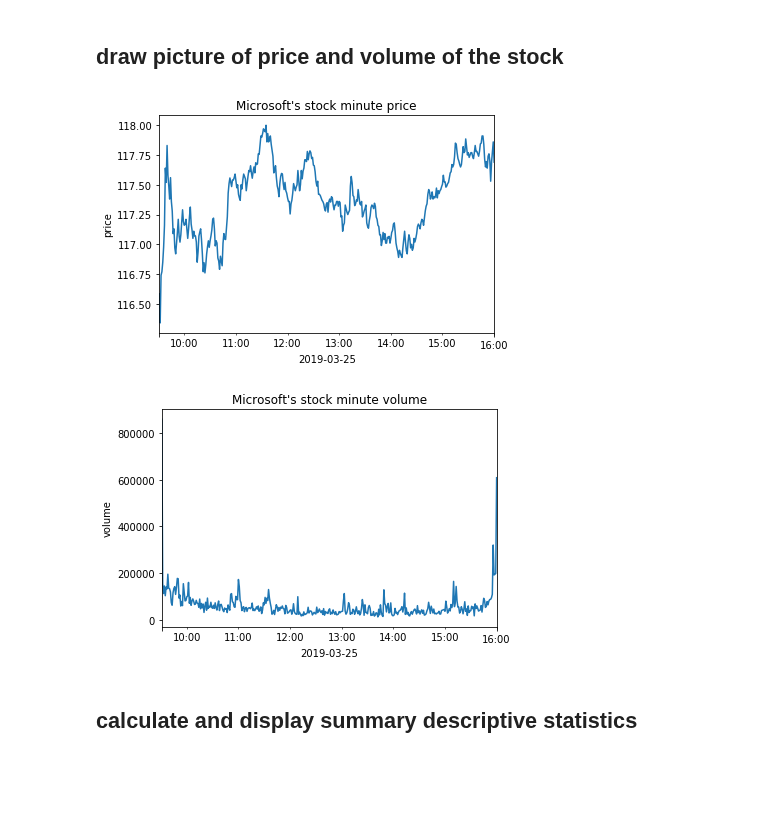
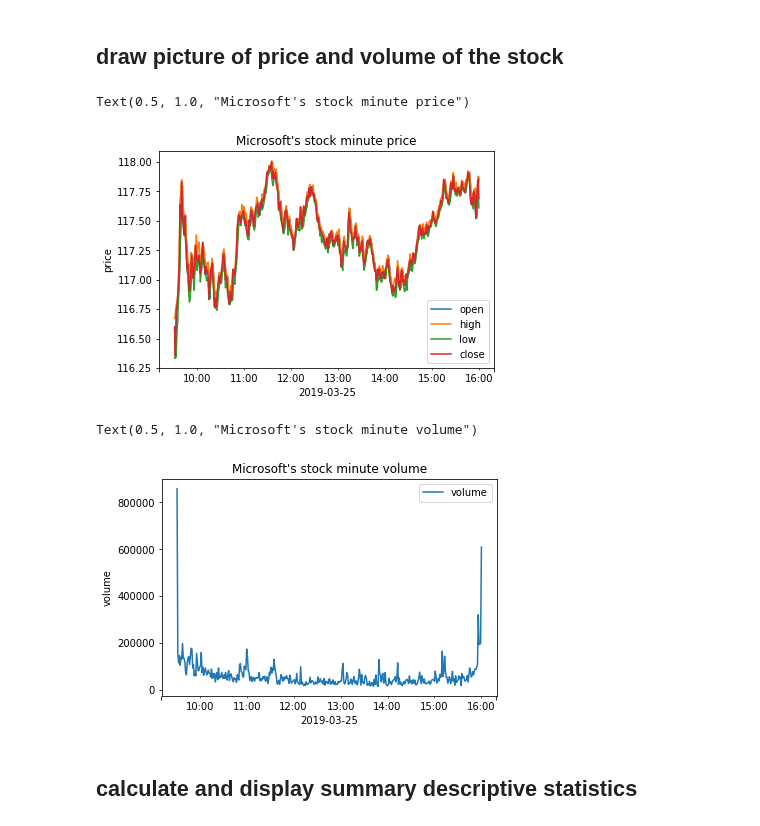
Before and after one commit to franklili3/Python-for-Finance-Engineering, a Jupyter notebook: homework1/GetStockAndChart.ipynb, the cells around one changed output. Saved outputs shown, nothing was run; the diff lists cells and outputs as text; code cells hidden in the pictures; blank space fills up the shorter version.

```diff
--- a/homework1/GetStockAndChart.ipynb
+++ b/homework1/GetStockAndChart.ipynb
@@ -70,0 +54,4 @@ history_data_MSFT_1min_volume_chart_date = history_data_MSFT_1min_volume[chart_d
+# %%
+chart_date = '2019-03-25'
+history_data_MSFT_1min_chart_date = history_data_MSFT_1min[chart_date]
+history_data_MSFT_1min_chart_date.head(3)
@@ -72,20 +65,22 @@ history_data_MSFT_1min_volume_chart_date = history_data_MSFT_1min_volume[chart_d
 ## draw picture of price and volume of the stock
 # %%
 import matplotlib.pyplot as plt
-history_data_MSFT_1min_close_chart_date.plot(kind='line')
+history_data_MSFT_1min_chart_date.plot(y = ['open', 'high', 'low', 'close'], kind='line')
 plt.ylabel('price')
 plt.xlabel(chart_date)
 plt.title("Microsoft's stock minute price")
-plt.show()
+#plt.show()
 # %% [output]
+Text(0.5, 1.0, "Microsoft's stock minute price")
-[figure, old version]
+[figure, new version]
 # %%
-history_data_MSFT_1min_volume_chart_date.plot(kind='line')
+history_data_MSFT_1min_chart_date.plot(y = 'volume', kind='line')
 plt.ylabel('volume')
 plt.xlabel(chart_date)
 plt.title("Microsoft's stock minute volume")
-plt.show()
+#plt.show()
 # %% [output]
+Text(0.5, 1.0, "Microsoft's stock minute volume")
-[figure, old version]
+[figure, new version]
 # %% [markdown]
 ##  calculate and display summary descriptive statistics
```
Also changed, not shown: parts of 5 cells of this notebook, 12 other files.
